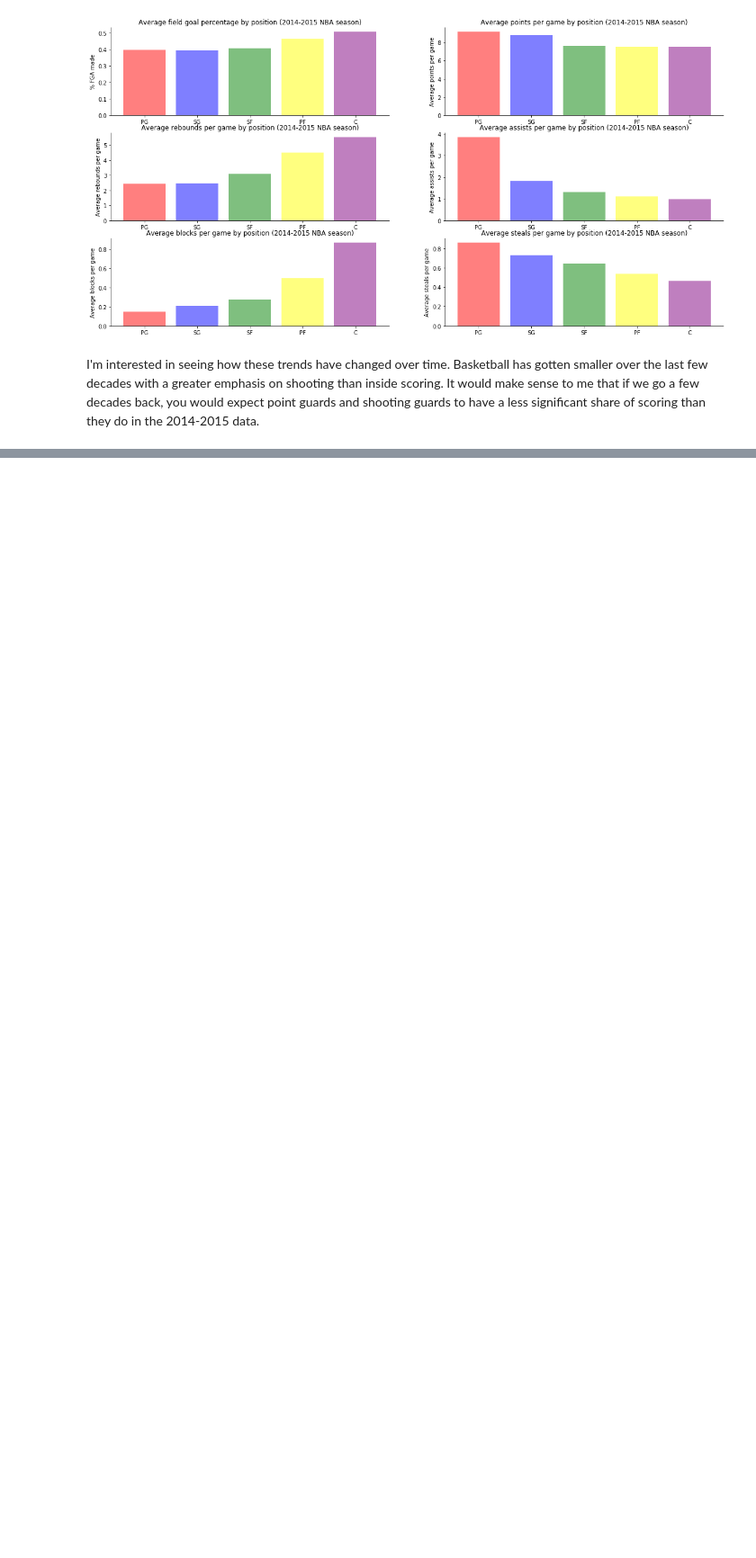
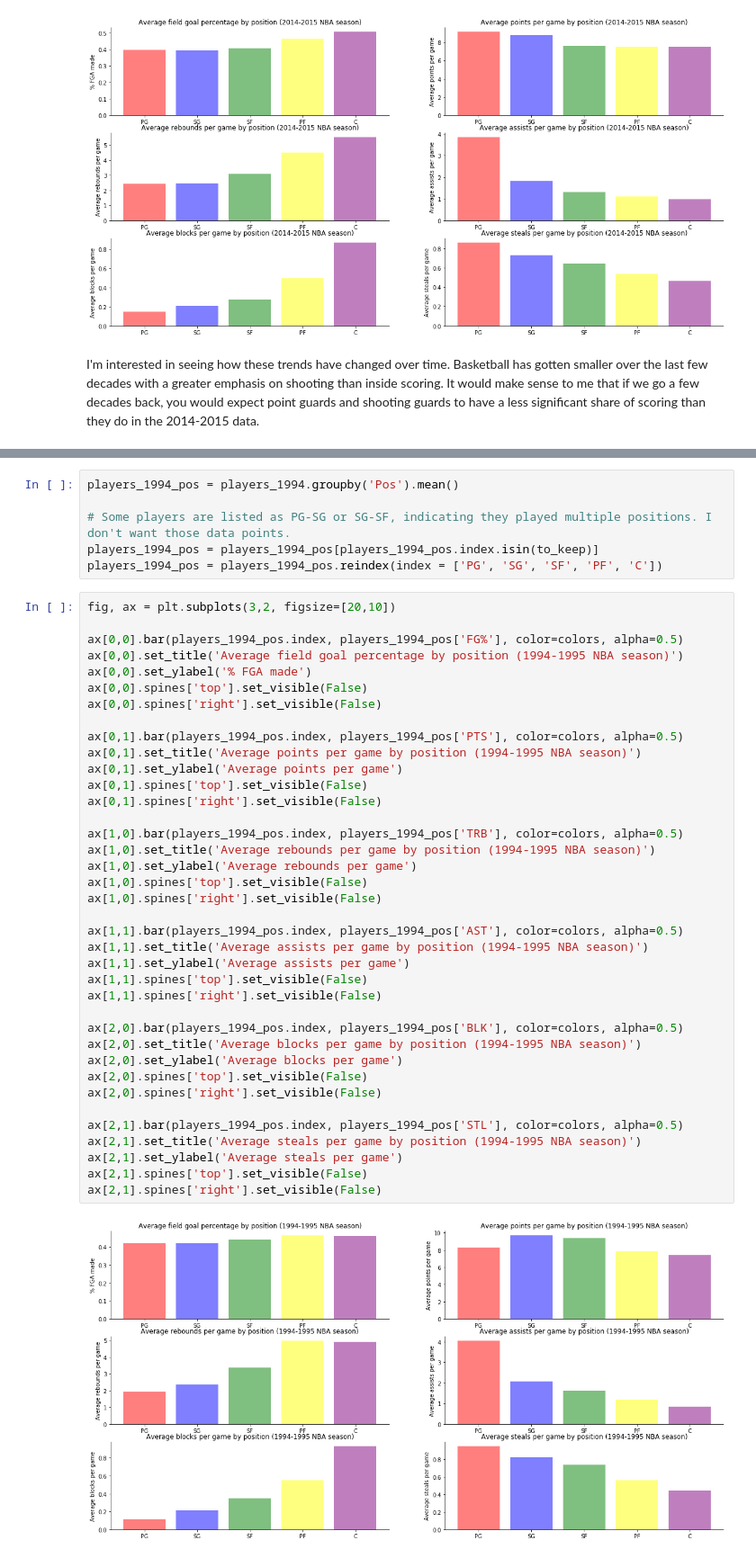
Before and after one commit to jacksonrhelf/data-projects, a Jupyter notebook: Basketball/Basketball.ipynb, the cells around one changed output, grey strips where cells are left out. Shown at 90% size. Drawn from its saved outputs; the diff is of its cells as text; blank space fills up the shorter version.

```diff
--- a/Basketball/Basketball.ipynb
+++ b/Basketball/Basketball.ipynb
@@ -168,0 +138,46 @@ dtype: object
+# %%
+players_1994_pos = players_1994.groupby('Pos').mean()
+
+# Some players are listed as PG-SG or SG-SF, indicating they played multiple positions. I don't want those data points.
+players_1994_pos = players_1994_pos[players_1994_pos.index.isin(to_keep)]
+players_1994_pos = players_1994_pos.reindex(index = ['PG', 'SG', 'SF', 'PF', 'C'])
+# %%
+fig, ax = plt.subplots(3,2, figsize=[20,10])
+
+ax[0,0].bar(players_1994_pos.index, players_1994_pos['FG%'], color=colors, alpha=0.5)
+ax[0,0].set_title('Average field goal percentage by position (1994-1995 NBA season)')
+ax[0,0].set_ylabel('% FGA made')
+ax[0,0].spines['top'].set_visible(False)
+ax[0,0].spines['right'].set_visible(False)
+
+ax[0,1].bar(players_1994_pos.index, players_1994_pos['PTS'], color=colors, alpha=0.5)
+ax[0,1].set_title('Average points per game by position (1994-1995 NBA season)')
+ax[0,1].set_ylabel('Average points per game')
+ax[0,1].spines['top'].set_visible(False)
+ax[0,1].spines['right'].set_visible(False)
+
+ax[1,0].bar(players_1994_pos.index, players_1994_pos['TRB'], color=colors, alpha=0.5)
+ax[1,0].set_title('Average rebounds per game by position (1994-1995 NBA season)')
+ax[1,0].set_ylabel('Average rebounds per game')
+ax[1,0].spines['top'].set_visible(False)
+ax[1,0].spines['right'].set_visible(False)
+
+ax[1,1].bar(players_1994_pos.index, players_1994_pos['AST'], color=colors, alpha=0.5)
+ax[1,1].set_title('Average assists per game by position (1994-1995 NBA season)')
+ax[1,1].set_ylabel('Average assists per game')
+ax[1,1].spines['top'].set_visible(False)
+ax[1,1].spines['right'].set_visible(False)
+
+ax[2,0].bar(players_1994_pos.index, players_1994_pos['BLK'], color=colors, alpha=0.5)
+ax[2,0].set_title('Average blocks per game by position (1994-1995 NBA season)')
+ax[2,0].set_ylabel('Average blocks per game')
+ax[2,0].spines['top'].set_visible(False)
+ax[2,0].spines['right'].set_visible(False)
+
+ax[2,1].bar(players_1994_pos.index, players_1994_pos['STL'], color=colors, alpha=0.5)
+ax[2,1].set_title('Average steals per game by position (1994-1995 NBA season)')
+ax[2,1].set_ylabel('Average steals per game')
+ax[2,1].spines['top'].set_visible(False)
+ax[2,1].spines['right'].set_visible(False)
+# %% [output]
+[figure, added]
```
Also changed, not shown: parts of 20 cells of this notebook, 4 other files.
